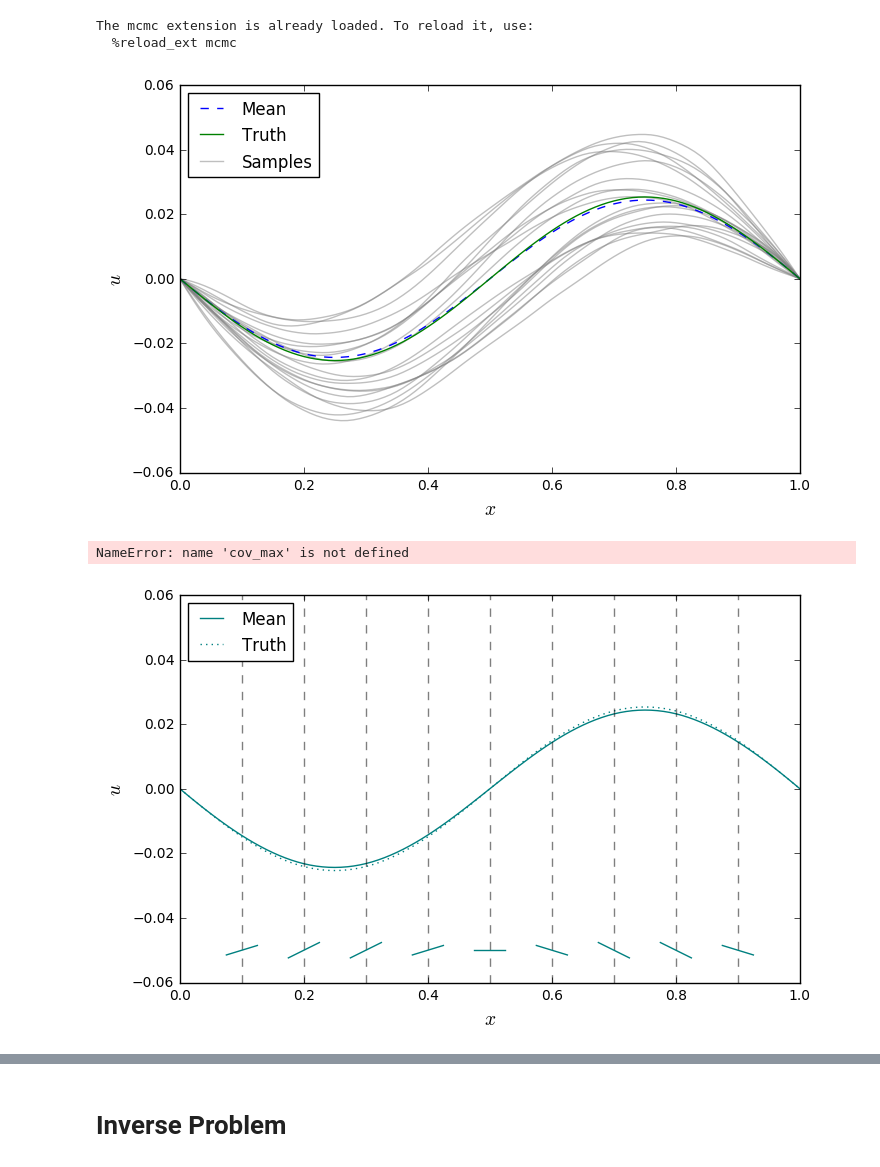
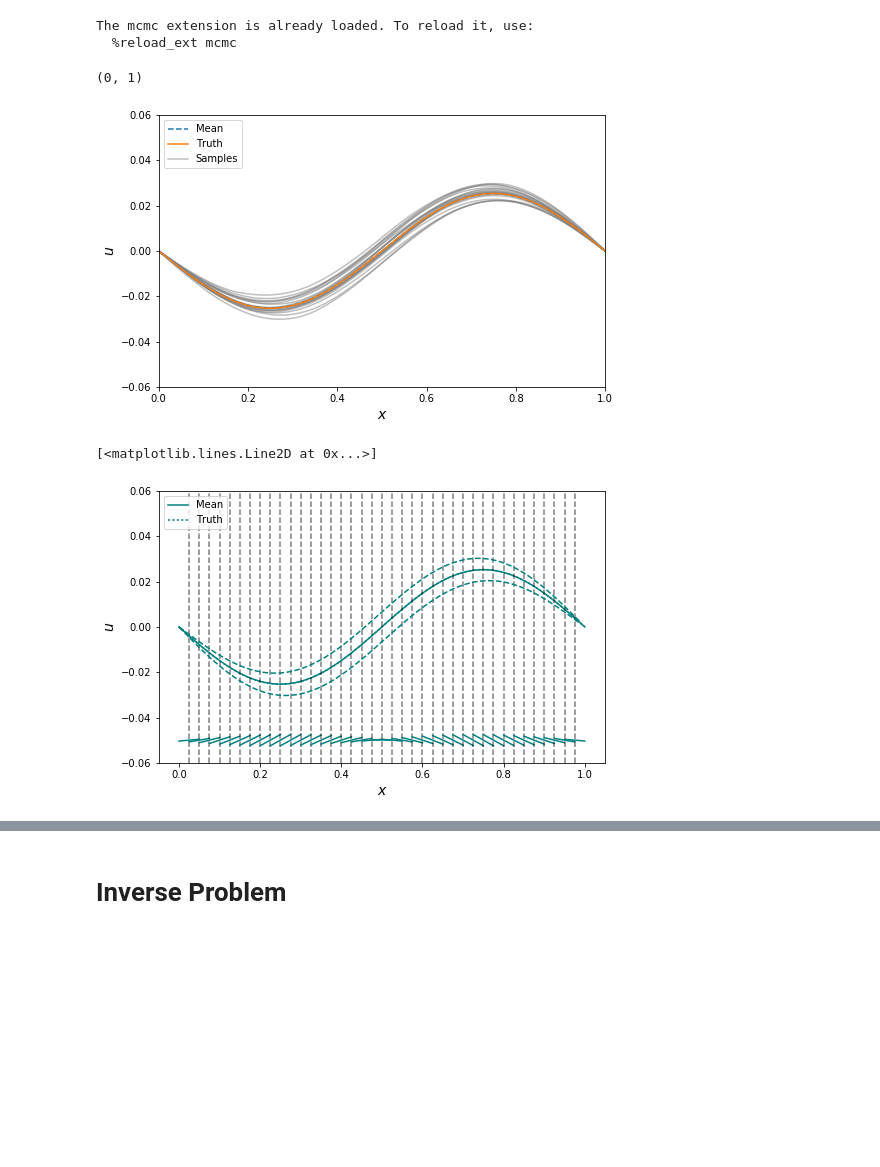
Before and after one commit to jcockayne/bayesian_pdes, a Jupyter notebook: notebooks/Running_Example.ipynb, the cells around one changed output, grey strips where cells are left out. Cells and saved outputs as stored; diff of their text form; code cells hidden in the pictures; blank space fills up the shorter version.

```diff
--- a/notebooks/Running_Example.ipynb
+++ b/notebooks/Running_Example.ipynb
@@ -16,8 +16,8 @@ import gpanim
 The mcmc extension is already loaded. To reload it, use:
   %reload_ext mcmc
 # %%
-# n_pts = 39 # for figures in paper
-n_pts = 9 # for gp anim
+n_pts = 39 # for figures in paper
+#n_pts = 9 # for gp anim
 # %%
 epsilon = 2.5
 nat_op_cache = laplacian_natural_kernel.LaplacianNaturalKernel(epsilon)
@@ -53,8 +53,10 @@ plt.legend((h_mean[0], h_truth[0], h_samples[0]), ('Mean', 'Truth', 'Samples'),
 plt.xlabel('$x$', fontsize=14)
 plt.ylabel('$u$', fontsize=14)
 plt.savefig('figures/example_mean_samples.pdf', transparent=True, bbox_inches=0)
+plt.xlim(0,1)
 # %% [output]
+(0, 1)
-[figure, old version]
+[figure, new version]
 # %%
 color='teal'
 plt.figure(figsize=(8,5))
@@ -62,40 +64,40 @@ h_mean = plt.plot(test_points, mu, label='Mean', color=color)
 #plt.plot(test_points, mu_new)
 h_truth = plt.plot(test_points, -np.sin(2*np.pi*test_points)/(4*np.pi**2), label='Truth', linestyle='dotted', color=color)
 plt.ylim(-0.06, 0.06)
 plt.legend((h_mean[0], h_truth[0]), ('Mean', 'Truth', 'Samples'), loc=2)
 plt.xlabel('$x$', fontsize=14)
 plt.ylabel('$u$', fontsize=14)
 
 x_size = 0.025
 y_pos = -0.05
 for p, gval in zip(design_points, g):
     p = np.asscalar(p)
     gval = np.asscalar(gval)
     plt.axvline(p, linestyle='--', c='black', alpha=0.5)
     dx = x_size*2
     x = [p-x_size, p+x_size]
     y = [y_pos - gval*dx**2, y_pos + gval*dx**2]
     plt.plot(x, y, c=color)
 
+cov_shift = np.sqrt(np.diag(cov))
+cov_max = 2.0
 
 plt.plot(test_points.ravel(), mu.ravel()-cov_max*cov_shift, linestyle='--', c=color)
 plt.plot(test_points.ravel(), mu.ravel()+cov_max*cov_shift, linestyle='--', c=color)
 
-#cov_shift = np.sqrt(np.diag(cov))
-#cov_max = 2.0
 #n = 50
 #for scale in np.linspace(0, cov_max, n)[1:]:
 #    a = 1-scale / cov_max
 #    plt.fill_between(test_points.ravel(), mu.ravel()-scale*cov_shift, mu.ravel()+scale*cov_shift,
 #                     color=color,
 #                     alpha=0.5*1./n)
 
-a = gpanim.animate_gp(test_points, mu, cov, samples=10, plot_kwargs={
-        'linestyle': '--',
-        'c': 'gray'
-    })
-a.save('/Users/benorn/Downloads/natural_vid.mp4', extra_args=['-vcodec', 'libx264'])
-gpanim.utils.to_tex(a, 'frames', ext='.pdf')
+#a = gpanim.animate_gp(test_points, mu, cov, samples=10, plot_kwargs={
+#        'linestyle': '--',
+#        'c': 'gray'
+#    })
+#a.save('/Users/benorn/Downloads/natural_vid.mp4', extra_args=['-vcodec', 'libx264'])
+#gpanim.utils.to_tex(a, 'frames', ext='.pdf')
 # %% [output]
-NameError: name 'cov_max' is not defined
+[<matplotlib.lines.Line2D at 0x...>]
-[figure, old version]
+[figure, new version]
```
Also changed, not shown: parts of 14 cells of this notebook, 3 other files.
